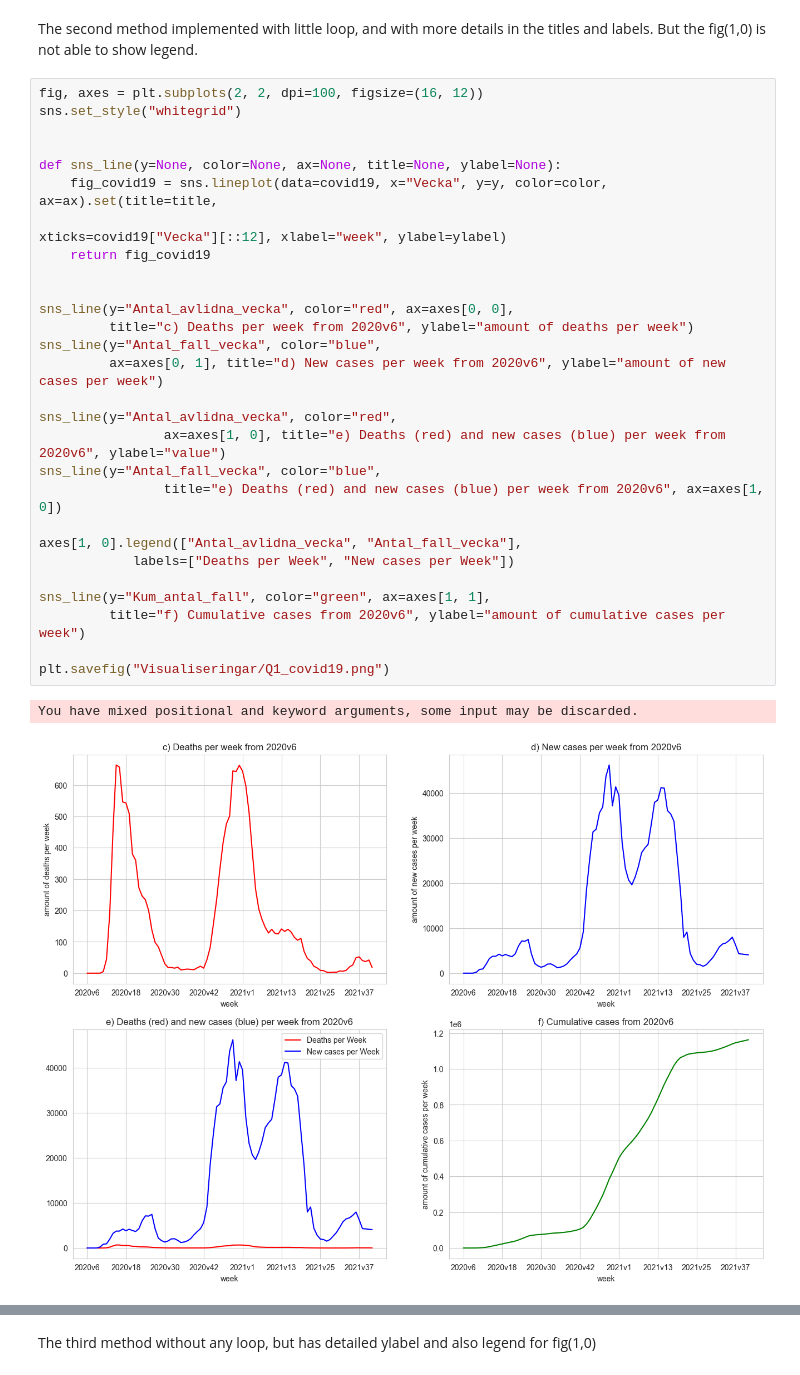
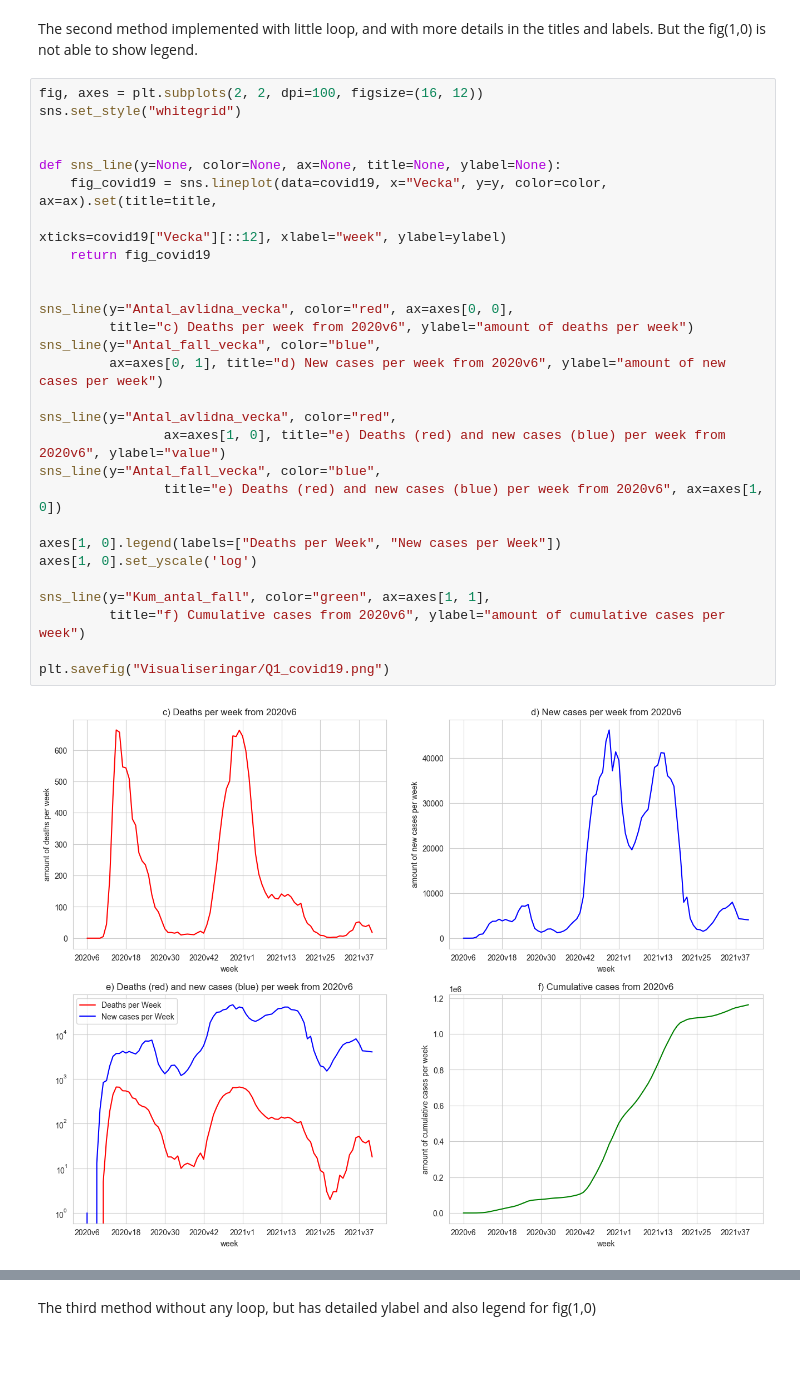
Before and after one commit to yuna-liu/Databehandling-Yuna-Liu, a Jupyter notebook: Labs/Lab1_Covid-19/lab1_covid19.ipynb, the cells around one changed output, grey strips where cells are left out. Saved outputs shown, nothing was run; the diff lists cells and outputs as text.

```diff
--- a/Labs/Lab1_Covid-19/lab1_covid19.ipynb
+++ b/Labs/Lab1_Covid-19/lab1_covid19.ipynb
@@ -179,31 +180,30 @@ But the fig(1,0) is not able to show legend.
 # %%
 fig, axes = plt.subplots(2, 2, dpi=100, figsize=(16, 12))
 sns.set_style("whitegrid")
 
 
 def sns_line(y=None, color=None, ax=None, title=None, ylabel=None):
     fig_covid19 = sns.lineplot(data=covid19, x="Vecka", y=y, color=color, ax=ax).set(title=title,
                                                                                      xticks=covid19["Vecka"][::12], xlabel="week", ylabel=ylabel)
     return fig_covid19
 
 
 sns_line(y="Antal_avlidna_vecka", color="red", ax=axes[0, 0],
          title="c) Deaths per week from 2020v6", ylabel="amount of deaths per week")
 sns_line(y="Antal_fall_vecka", color="blue",
          ax=axes[0, 1], title="d) New cases per week from 2020v6", ylabel="amount of new cases per week")
 
 sns_line(y="Antal_avlidna_vecka", color="red",
                 ax=axes[1, 0], title="e) Deaths (red) and new cases (blue) per week from 2020v6", ylabel="value")
 sns_line(y="Antal_fall_vecka", color="blue",
                 title="e) Deaths (red) and new cases (blue) per week from 2020v6", ax=axes[1, 0])
 
-axes[1, 0].legend(["Antal_avlidna_vecka", "Antal_fall_vecka"],
-            labels=["Deaths per Week", "New cases per Week"])
+axes[1, 0].legend(labels=["Deaths per Week", "New cases per Week"])
+axes[1, 0].set_yscale('log')
 
 sns_line(y="Kum_antal_fall", color="green", ax=axes[1, 1],
          title="f) Cumulative cases from 2020v6", ylabel="amount of cumulative cases per week")
 
 plt.savefig("Visualiseringar/Q1_covid19.png")
 # %% [output]
-You have mixed positional and keyword arguments, some input may be discarded.
-[figure, old version]
+[figure, new version]
```
Also changed, not shown: parts of 4 cells of this notebook, 2 other files.
